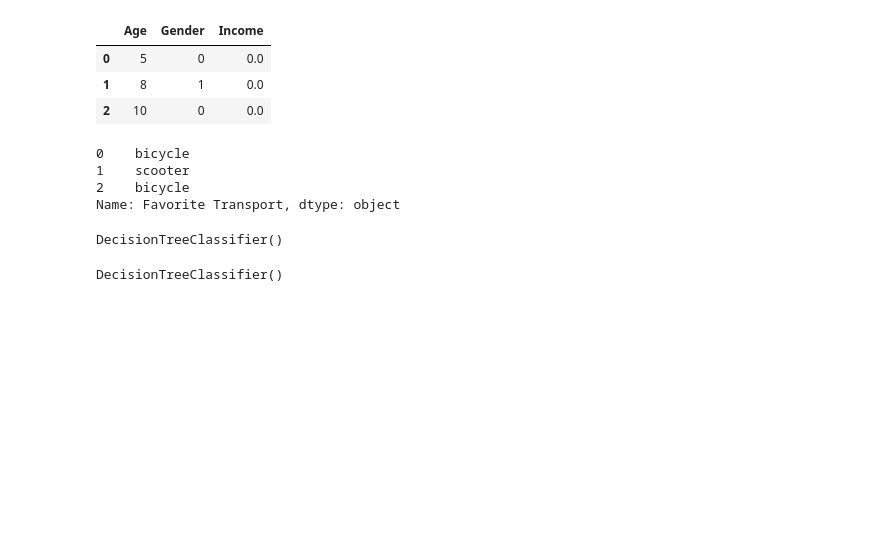
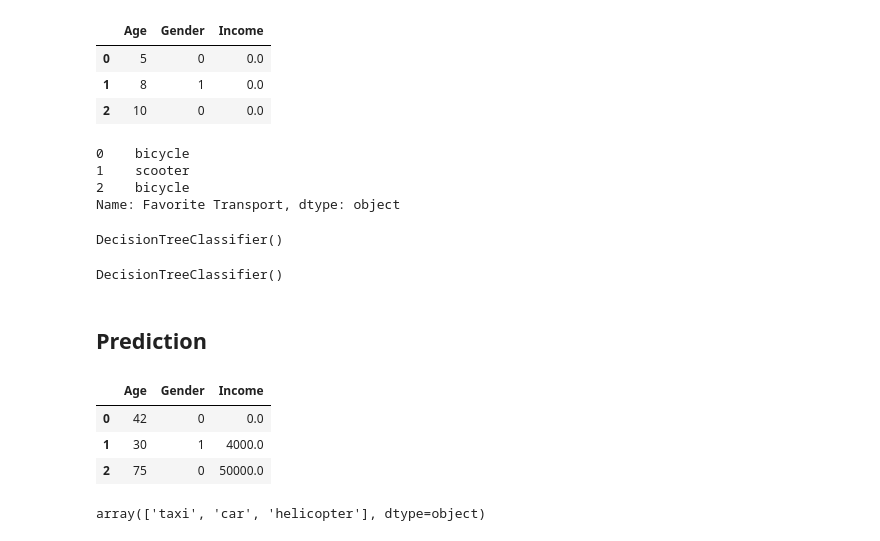
Before and after one commit to S0fft/Learning-Lab, a Jupyter notebook: data_since-machine_learning/scikit-learn/scikit_prediction_and_evaluation.ipynb, the cells around one changed output. Drawn from its saved outputs; the diff is of its cells as text; code cells hidden in the pictures; blank space fills up the shorter version.

Commit message:
create prediction section

```diff
--- a/data_since-machine_learning/scikit-learn/scikit_prediction_and_evaluation.ipynb
+++ b/data_since-machine_learning/scikit-learn/scikit_prediction_and_evaluation.ipynb
@@ -161,3 +161,21 @@ DecisionTreeClassifier()
 model.fit(X, y)
 # %% [output]
 DecisionTreeClassifier()
+# %% [markdown]
+## Prediction
+# %%
+test_df = pd.DataFrame({
+    'Age': [42, 30, 75],
+    'Gender': [0, 1, 0],
+    'Income': [0.0, 4000, 50000]
+})
+test_df
+# %% [output]
+|  | Age | Gender | Income |
+| 0 | 42 | 0 | 0.0 |
+| 1 | 30 | 1 | 4000.0 |
+| 2 | 75 | 0 | 50000.0 |
+# %%
+model.predict(test_df)
+# %% [output]
+array(['taxi', 'car', 'helicopter'], dtype=object)
```
